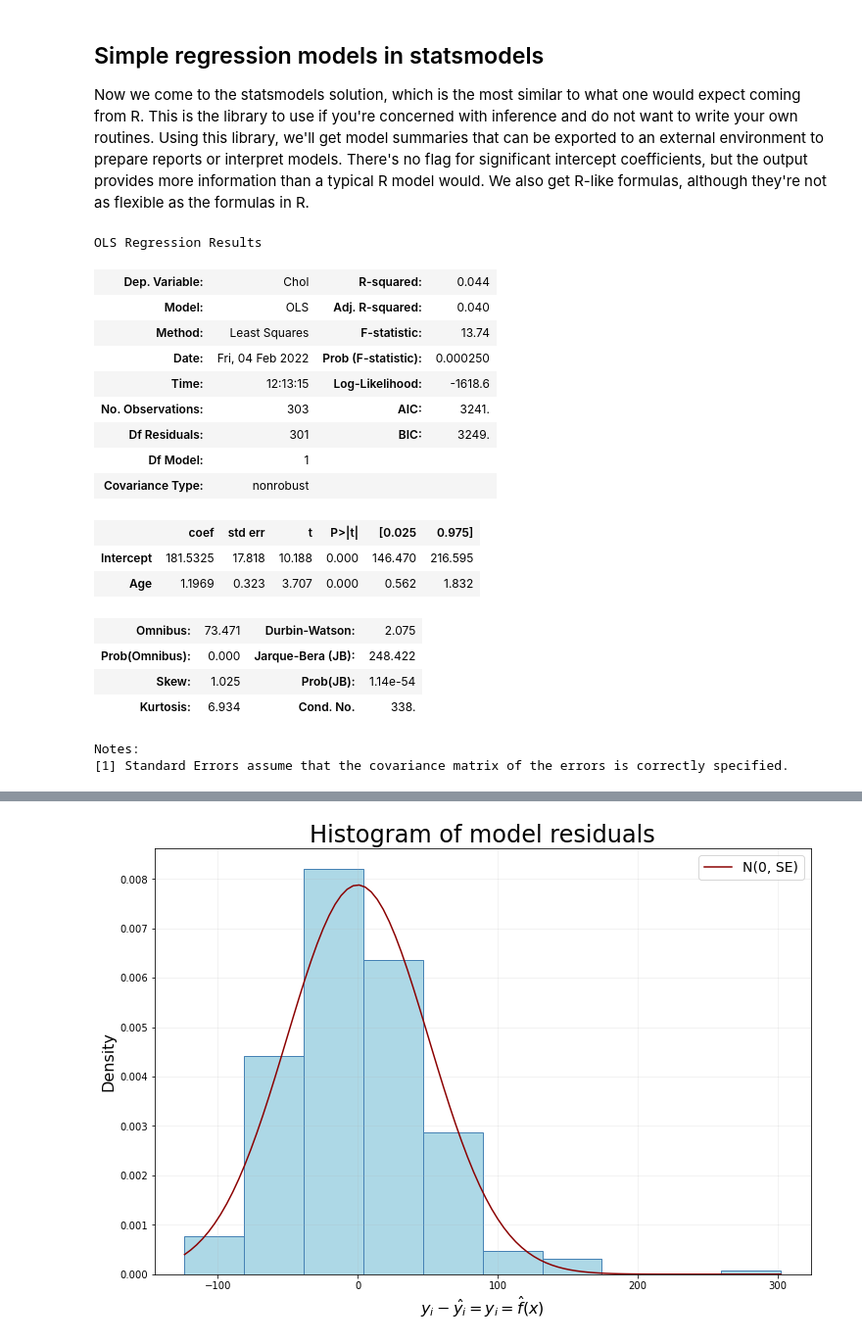
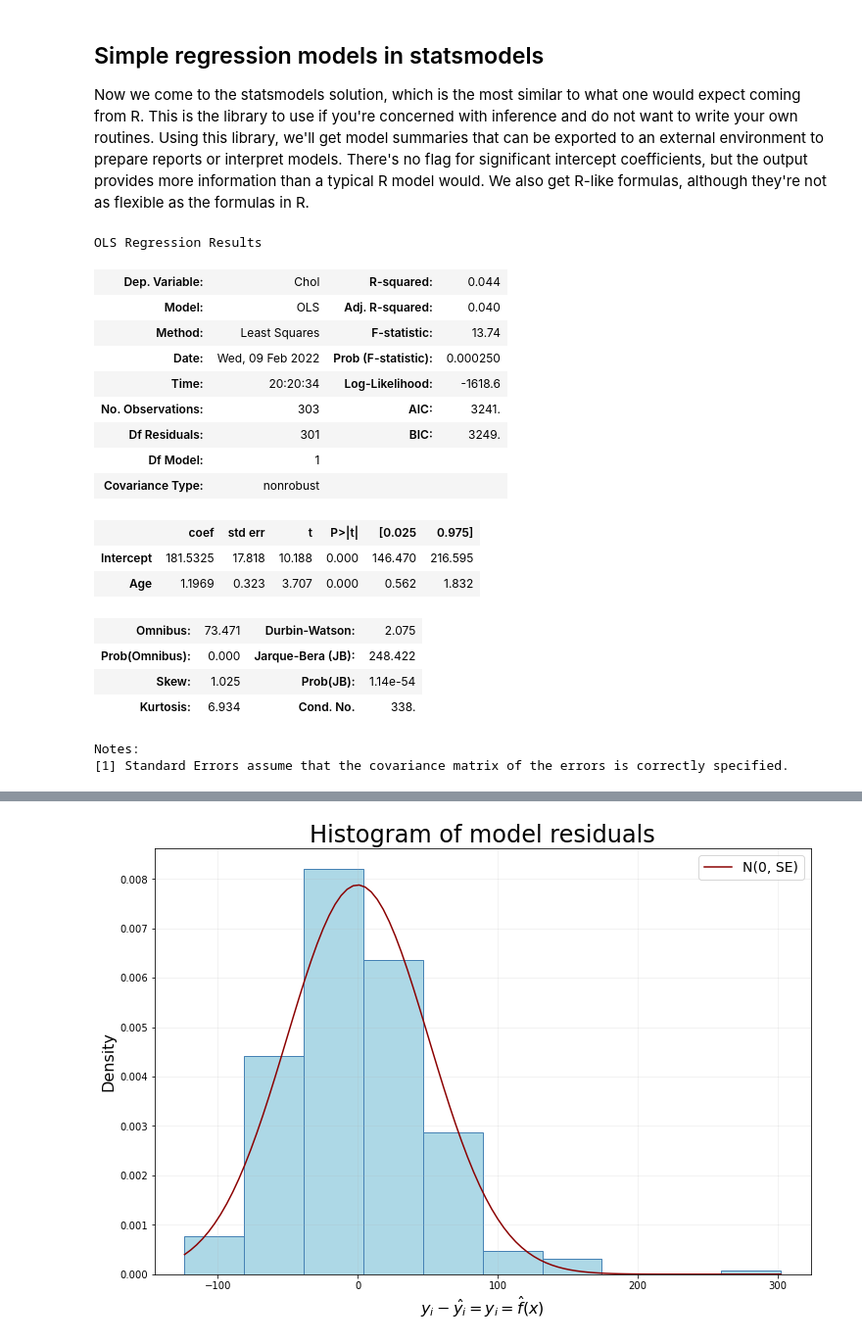
Before and after one commit to danjdrennan/stat654-python, a Jupyter notebook: notebooks/regression.ipynb, the cells around one changed output, grey strips where cells are left out. Shown at 98% size. Cells and saved outputs as stored; diff of their text form; code cells hidden in the pictures.

```diff
--- a/notebooks/regression.ipynb
+++ b/notebooks/regression.ipynb
@@ -270,15 +307,16 @@ There's no flag for significant intercept coefficients, but the output provides
 would.
 We also get R-like formulas, although they're not as flexible as the formulas in R.
 # %%
-lm = sm.OLS.from_formula("Chol ~ Age", data = df).fit()
+formula = "Chol ~ Age"
+lm = sm.OLS.from_formula(formula, data = df).fit()
 lm.summary()
 # %% [output]
 OLS Regression Results
 | Dep. Variable: | Chol | R-squared: | 0.044 |
 | Model: | OLS | Adj. R-squared: | 0.040 |
 | Method: | Least Squares | F-statistic: | 13.74 |
-| Date: | Fri, 04 Feb 2022 | Prob (F-statistic): | 0.000250 |
-| Time: | 12:13:15 | Log-Likelihood: | -1618.6 |
+| Date: | Wed, 09 Feb 2022 | Prob (F-statistic): | 0.000250 |
+| Time: | 20:20:34 | Log-Likelihood: | -1618.6 |
 | No. Observations: | 303 | AIC: | 3241. |
 | Df Residuals: | 301 | BIC: | 3249. |
 | Df Model: | 1 |  |  |
```
Also changed, not shown: parts of 7 cells of this notebook.
